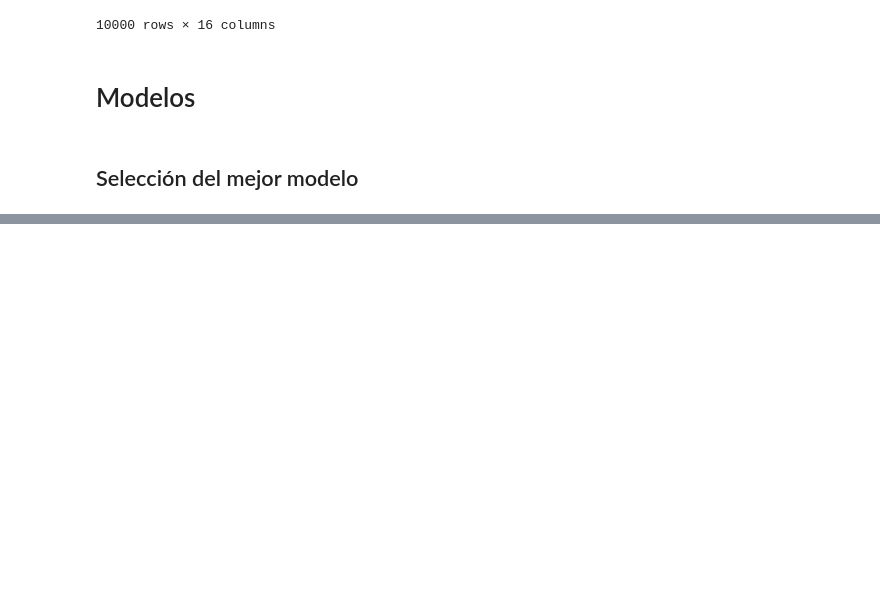
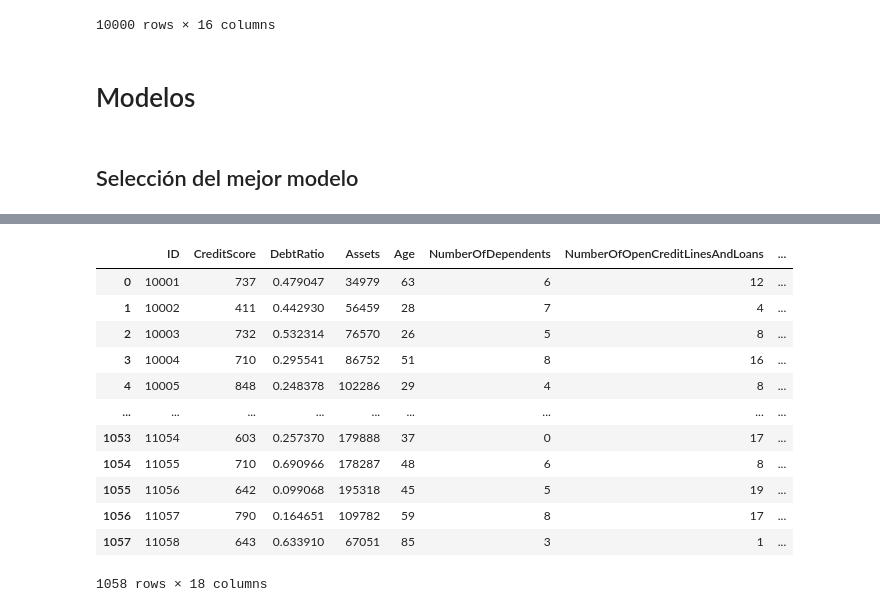
Before and after one commit to jruedaa/Finanzas, a Jupyter notebook: a_preprocesamiento.ipynb, the cells around one changed output, grey strips where cells are left out. Saved outputs shown, nothing was run; the diff lists cells and outputs as text; code cells hidden in the pictures; blank space fills up the shorter version.

Commit message:
cambios modelos

```diff
--- a/a_preprocesamiento.ipynb
+++ b/a_preprocesamiento.ipynb
@@ -500,7 +500,8 @@ def train_models(datos_historicos):
 
     # Separar variables predictoras y objetivo
     x = datos_historicos_dum.drop(['NoPaidPerc', 'Quintil'], axis=1)
-    y = datos_historicos_dum['NoPaidPerc']
+    y = datos_historicos_dum['Quintil']
+    columnas_entrada = x.columns  # Guardar columnas originales
 
     # División entrenamiento/prueba
     x_train, x_test, y_train, y_test = train_test_split(x, y, test_size=0.2, random_state=42)
@@ -523,7 +524,6 @@ def train_models(datos_historicos):
     best_metrics = {}
 
     for name, model in models.items():
-        # Usar siempre los datos escalados
         model.fit(x_train_scaled, y_train)
         y_pred = model.predict(x_test_scaled)
 
@@ -563,15 +563,6 @@ def train_models(datos_historicos):
         'nombre': best_model_name,
         'scaler': scaler,
         'metricas': best_metrics,
-        'modelos_entrenados': models
+        'modelos_entrenados': models,
+        'columnas_entrada': columnas_entrada  # IMPORTANTE
     }
-# %%
-# Ejecutar entrenamiento
-resultado = train_models(datos_historicos)
-
-# Acceder a resultados
-modelo_final = resultado['mejor_modelo']
-nombre_modelo = resultado['nombre']
-metricas = resultado['metricas']
-scaler = resultado['scaler']
-todos_los_modelos = resultado['modelos_entrenados']
@@ -641,12 +568,0 @@ predecir_riesgo_crediticio(modelo_final, scaler, datos_historicos, datos_nuevos_
-# %%
-modelo_final = resultado['mejor_modelo']
-scaler = resultado['scaler']
-
-# Predecir riesgo para nuevos créditos
-resultado_df = predecir_riesgo_crediticio(modelo_final, scaler, datos_historicos, datos_nuevos_creditos)
-
-# Guardar archivo solo con la columna de predicción
-resultado_df.to_csv("riesgo_crediticio_predicho.csv", index=False)
-
-# Mostrar ejemplo de salida
-resultado_df.head()
@@ -659,0 +639,3 @@ resultado_df.head()
+# %%
+resultados = train_models(datos_historicos)
+datos_nuevos_con_tasa = asignar_tasas(datos_historicos, datos_nuevos_creditos, resultados)
@@ -659,0 +660,16 @@ resultado_df.head()
+# %%
+datos_nuevos_con_tasa
+# %% [output]
+|  | ID | CreditScore | DebtRatio | Assets | Age | NumberOfDependents | NumberOfOpenCreditLinesAndLoans | ... |
+| 0 | 10001 | 737 | 0.479047 | 34979 | 63 | 6 | 12 | ... |
+| 1 | 10002 | 411 | 0.442930 | 56459 | 28 | 7 | 4 | ... |
+| 2 | 10003 | 732 | 0.532314 | 76570 | 26 | 5 | 8 | ... |
+| 3 | 10004 | 710 | 0.295541 | 86752 | 51 | 8 | 16 | ... |
+| 4 | 10005 | 848 | 0.248378 | 102286 | 29 | 4 | 8 | ... |
+| ... | ... | ... | ... | ... | ... | ... | ... | ... |
+| 1053 | 11054 | 603 | 0.257370 | 179888 | 37 | 0 | 17 | ... |
+| 1054 | 11055 | 710 | 0.690966 | 178287 | 48 | 6 | 8 | ... |
+| 1055 | 11056 | 642 | 0.099068 | 195318 | 45 | 5 | 19 | ... |
+| 1056 | 11057 | 790 | 0.164651 | 109782 | 59 | 8 | 17 | ... |
+| 1057 | 11058 | 643 | 0.633910 | 67051 | 85 | 3 | 1 | ... |
+1058 rows × 18 columns
```
Also changed, not shown: parts of 10 cells of this notebook, 3 other files.
